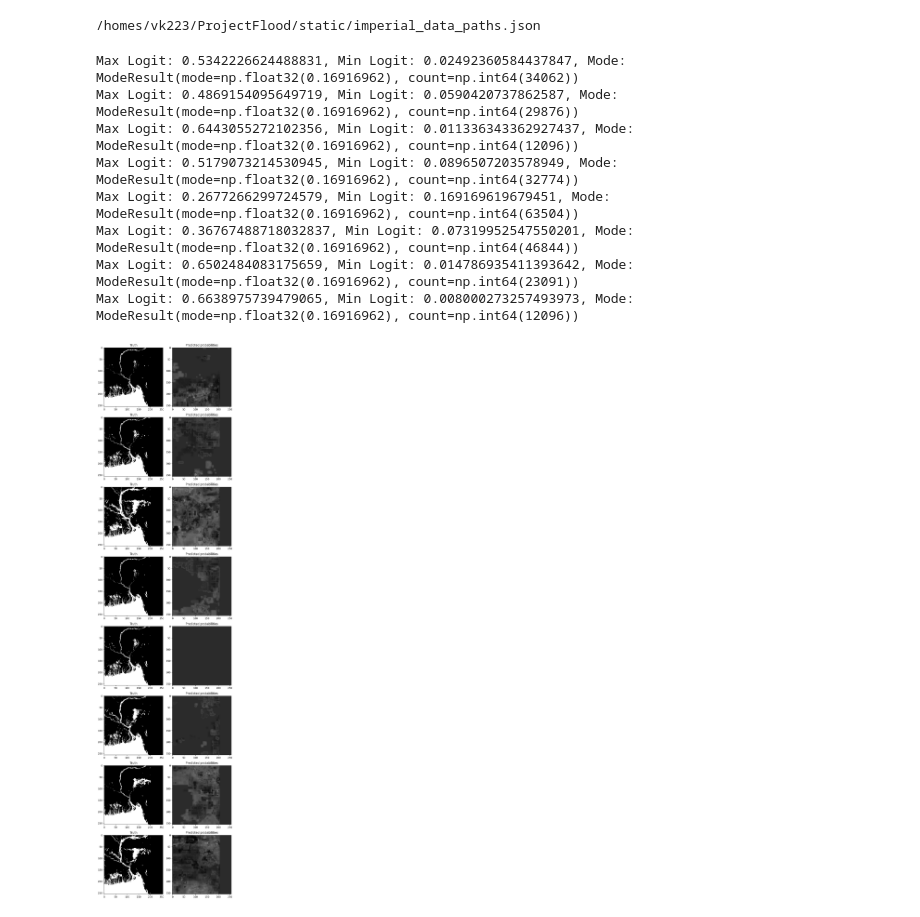
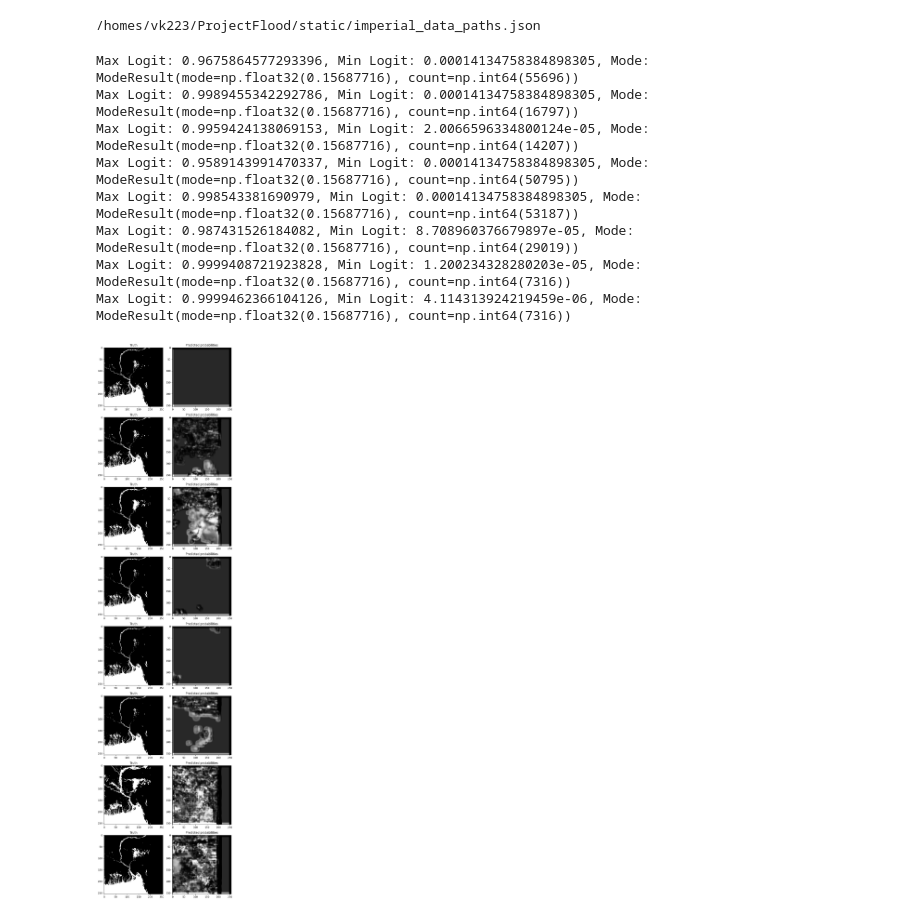
Before and after one commit to VarunKhandekar/ProjectFlood, a Jupyter notebook: visualisations/truth_vs_predictions.ipynb, the cells around one changed output. Cells and saved outputs as stored; diff of their text form; code cells hidden in the pictures.

```diff
--- a/visualisations/truth_vs_predictions.ipynb
+++ b/visualisations/truth_vs_predictions.ipynb
@@ -42,33 +43,33 @@ logits = torch.sigmoid(outputs)
 # %%
 from matplotlib.colors import LinearSegmentedColormap
 from scipy import stats
 cmap = LinearSegmentedColormap.from_list("gray_scale", ["black", "white"])
 
 fig, ax = plt.subplots(8, 2, figsize=(8, 32))
 # label_cmap = colors.ListedColormap(['black', 'green', 'blue', 'red'])
 
 for i in range(test_batch_size):
-    logits_array = logits[i].squeeze(0).detach().cpu().numpy()
+    logits_array = outputs[i].squeeze(0).detach().cpu().numpy()
     max_logit = logits_array.max()
     min_logit = logits_array.min()
     mode_logit = stats.mode(logits_array.flatten())
 
     print(f"Max Logit: {max_logit}, Min Logit: {min_logit}, Mode: {mode_logit}")
     ax[i, 0].imshow(test_labels[i].squeeze(0).cpu(), cmap=cmap, vmin=0, vmax=1)
     ax[i, 0].set_title("Truth")
 
     ax[i, 1].imshow(logits_array, cmap=cmap, vmin=0, vmax=1)
     ax[i, 1].set_title("Predicted probabilities")
 
 plt.tight_layout()
 plt.show()
 # %% [output]
-Max Logit: 0.5342226624488831, Min Logit: 0.02492360584437847, Mode: ModeResult(mode=np.float32(0.16916962), count=np.int64(34062))
-Max Logit: 0.4869154095649719, Min Logit: 0.0590420737862587, Mode: ModeResult(mode=np.float32(0.16916962), count=np.int64(29876))
-Max Logit: 0.6443055272102356, Min Logit: 0.011336343362927437, Mode: ModeResult(mode=np.float32(0.16916962), count=np.int64(12096))
-Max Logit: 0.5179073214530945, Min Logit: 0.0896507203578949, Mode: ModeResult(mode=np.float32(0.16916962), count=np.int64(32774))
-Max Logit: 0.2677266299724579, Min Logit: 0.169169619679451, Mode: ModeResult(mode=np.float32(0.16916962), count=np.int64(63504))
-Max Logit: 0.36767488718032837, Min Logit: 0.07319952547550201, Mode: ModeResult(mode=np.float32(0.16916962), count=np.int64(46844))
-Max Logit: 0.6502484083175659, Min Logit: 0.014786935411393642, Mode: ModeResult(mode=np.float32(0.16916962), count=np.int64(23091))
-Max Logit: 0.6638975739479065, Min Logit: 0.008000273257493973, Mode: ModeResult(mode=np.float32(0.16916962), count=np.int64(12096))
+Max Logit: 0.9675864577293396, Min Logit: 0.00014134758384898305, Mode: ModeResult(mode=np.float32(0.15687716), count=np.int64(55696))
+Max Logit: 0.9989455342292786, Min Logit: 0.00014134758384898305, Mode: ModeResult(mode=np.float32(0.15687716), count=np.int64(16797))
+Max Logit: 0.9959424138069153, Min Logit: 2.0066596334800124e-05, Mode: ModeResult(mode=np.float32(0.15687716), count=np.int64(14207))
+Max Logit: 0.9589143991470337, Min Logit: 0.00014134758384898305, Mode: ModeResult(mode=np.float32(0.15687716), count=np.int64(50795))
+Max Logit: 0.998543381690979, Min Logit: 0.00014134758384898305, Mode: ModeResult(mode=np.float32(0.15687716), count=np.int64(53187))
+Max Logit: 0.987431526184082, Min Logit: 8.708960376679897e-05, Mode: ModeResult(mode=np.float32(0.15687716), count=np.int64(29019))
+Max Logit: 0.9999408721923828, Min Logit: 1.200234328280203e-05, Mode: ModeResult(mode=np.float32(0.15687716), count=np.int64(7316))
+Max Logit: 0.9999462366104126, Min Logit: 4.114313924219459e-06, Mode: ModeResult(mode=np.float32(0.15687716), count=np.int64(7316))
-[figure, old version]
+[figure, new version]
```
Also changed, not shown: parts of 5 cells of this notebook, 30 other files.
